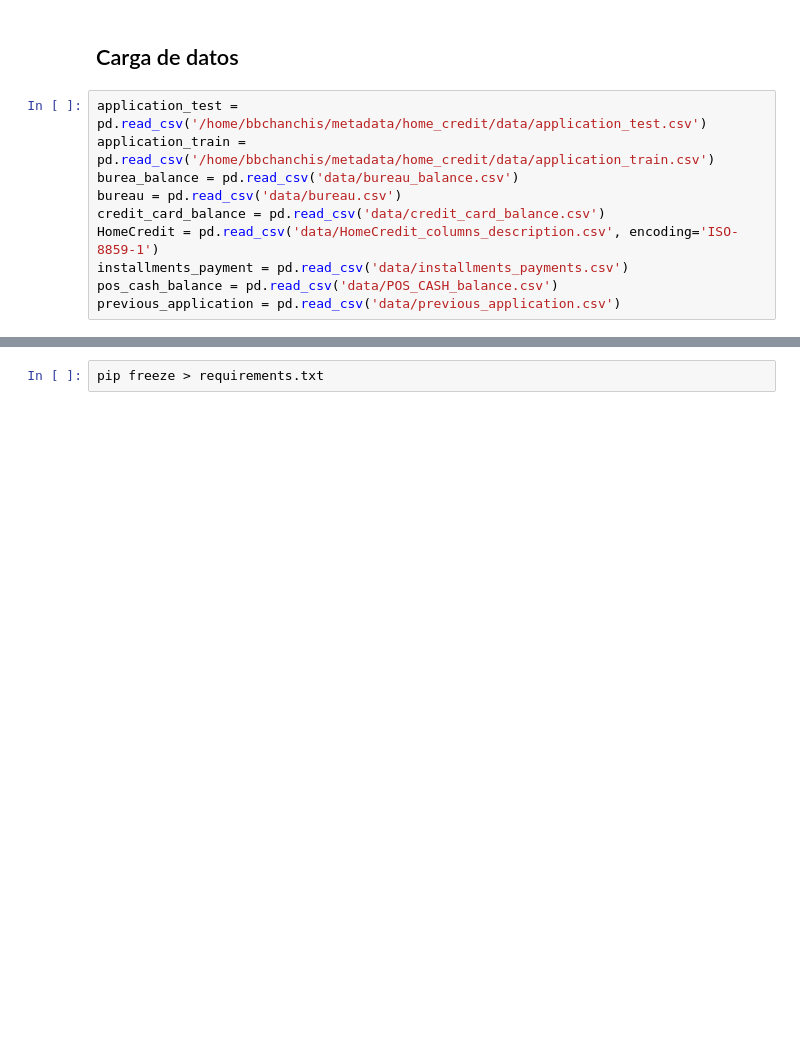
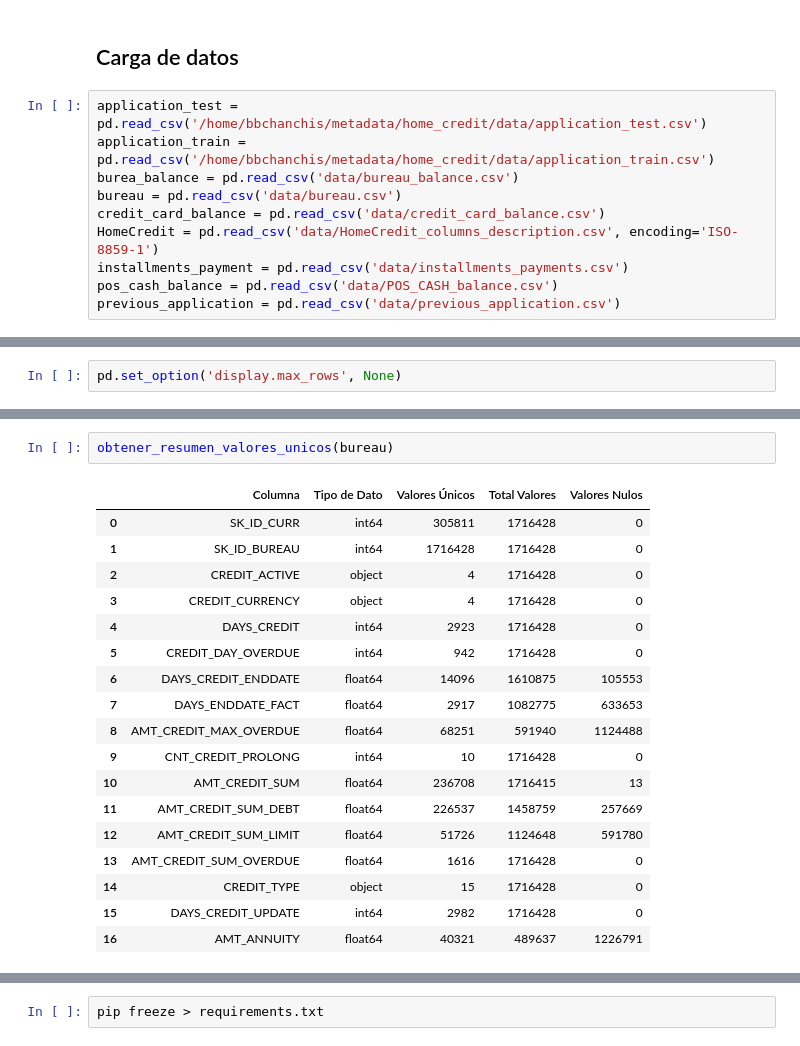
Before and after one commit to davidsosaolea/Home_Credit_Default_Risk, a Jupyter notebook: EDA_Home_Credit_Default_Risk.ipynb, the cells around one changed output, grey strips where cells are left out. Saved outputs shown, nothing was run; the diff lists cells and outputs as text; blank space fills up the shorter version.

Commit message:
visualizacion de nulos y valores unicos

```diff
--- a/EDA_Home_Credit_Default_Risk.ipynb
+++ b/EDA_Home_Credit_Default_Risk.ipynb
@@ -18,0 +22,2 @@ previous_application = pd.read_csv('data/previous_application.csv')
+# %%
+pd.set_option('display.max_rows', None)
@@ -18,0 +71,21 @@ previous_application = pd.read_csv('data/previous_application.csv')
+# %%
+obtener_resumen_valores_unicos(bureau)
+# %% [output]
+|  | Columna | Tipo de Dato | Valores Únicos | Total Valores | Valores Nulos |
+| 0 | SK_ID_CURR | int64 | 305811 | 1716428 | 0 |
+| 1 | SK_ID_BUREAU | int64 | 1716428 | 1716428 | 0 |
+| 2 | CREDIT_ACTIVE | object | 4 | 1716428 | 0 |
+| 3 | CREDIT_CURRENCY | object | 4 | 1716428 | 0 |
+| 4 | DAYS_CREDIT | int64 | 2923 | 1716428 | 0 |
+| 5 | CREDIT_DAY_OVERDUE | int64 | 942 | 1716428 | 0 |
+| 6 | DAYS_CREDIT_ENDDATE | float64 | 14096 | 1610875 | 105553 |
+| 7 | DAYS_ENDDATE_FACT | float64 | 2917 | 1082775 | 633653 |
+| 8 | AMT_CREDIT_MAX_OVERDUE | float64 | 68251 | 591940 | 1124488 |
+| 9 | CNT_CREDIT_PROLONG | int64 | 10 | 1716428 | 0 |
+| 10 | AMT_CREDIT_SUM | float64 | 236708 | 1716415 | 13 |
+| 11 | AMT_CREDIT_SUM_DEBT | float64 | 226537 | 1458759 | 257669 |
+| 12 | AMT_CREDIT_SUM_LIMIT | float64 | 51726 | 1124648 | 591780 |
+| 13 | AMT_CREDIT_SUM_OVERDUE | float64 | 1616 | 1716428 | 0 |
+| 14 | CREDIT_TYPE | object | 15 | 1716428 | 0 |
+| 15 | DAYS_CREDIT_UPDATE | int64 | 2982 | 1716428 | 0 |
+| 16 | AMT_ANNUITY | float64 | 40321 | 489637 | 1226791 |
```
Also changed, not shown: parts of 10 cells of this notebook, 2 other files.
